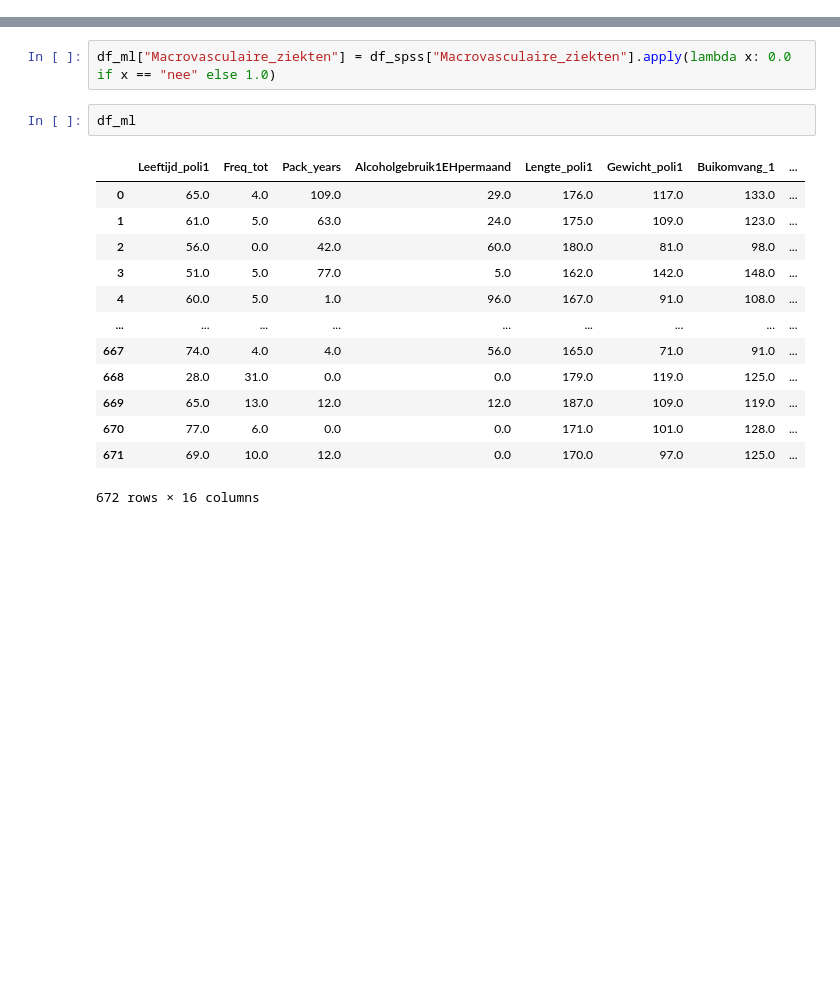
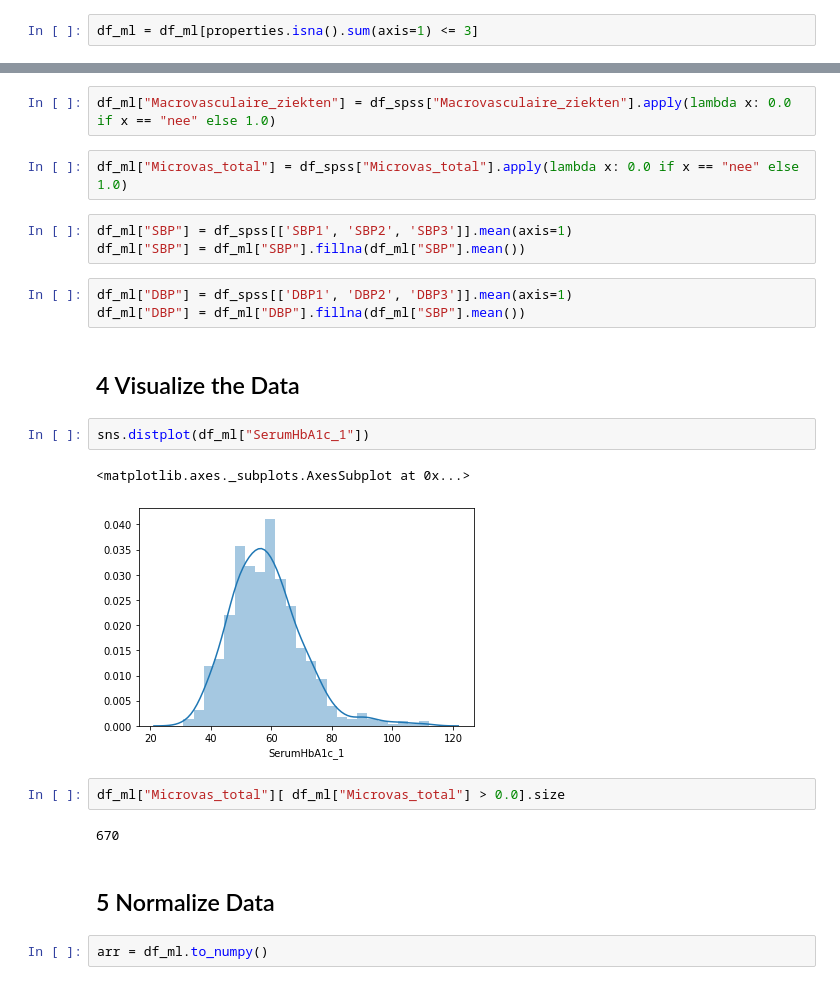
Before and after one commit to NLeSC/Dialect, a Jupyter notebook: workshop.ipynb, the cells around one changed output, grey strips where cells are left out. Saved outputs shown, nothing was run; the diff lists cells and outputs as text; blank space fills up the shorter version.

```diff
--- a/workshop.ipynb
+++ b/workshop.ipynb
@@ -98 +114,3 @@ df_ml = replace_with_mean_if_nan(df_spss, features)
+# %%
+df_ml = df_ml[properties.isna().sum(axis=1) <= 3]
 # %% [markdown]
@@ -105,19 +123,26 @@ df_ml["Gender"] = df_spss["Geslacht"].apply(lambda x: 0.0 if x == "man" else 1.0
 df_ml["Total_EH_Insulin"] = df_spss["dosA10AB"].fillna(0) + df_spss["dosA10AC"].fillna(0) + df_spss["dosA10AD"].fillna(0) + df_spss["dosA10AE"].fillna(0)
 # %%
 df_ml["Macrovasculaire_ziekten"] = df_spss["Macrovasculaire_ziekten"].apply(lambda x: 0.0 if x == "nee" else 1.0)
-# %%
-df_ml
-# %% [output]
-|  | Leeftijd_poli1 | Freq_tot | Pack_years | Alcoholgebruik1EHpermaand | Lengte_poli1 | Gewicht_poli1 | Buikomvang_1 | ... |
-| 0 | 65.0 | 4.0 | 109.0 | 29.0 | 176.0 | 117.0 | 133.0 | ... |
-| 1 | 61.0 | 5.0 | 63.0 | 24.0 | 175.0 | 109.0 | 123.0 | ... |
-| 2 | 56.0 | 0.0 | 42.0 | 60.0 | 180.0 | 81.0 | 98.0 | ... |
-| 3 | 51.0 | 5.0 | 77.0 | 5.0 | 162.0 | 142.0 | 148.0 | ... |
-| 4 | 60.0 | 5.0 | 1.0 | 96.0 | 167.0 | 91.0 | 108.0 | ... |
-| ... | ... | ... | ... | ... | ... | ... | ... | ... |
-| 667 | 74.0 | 4.0 | 4.0 | 56.0 | 165.0 | 71.0 | 91.0 | ... |
-| 668 | 28.0 | 31.0 | 0.0 | 0.0 | 179.0 | 119.0 | 125.0 | ... |
-| 669 | 65.0 | 13.0 | 12.0 | 12.0 | 187.0 | 109.0 | 119.0 | ... |
-| 670 | 77.0 | 6.0 | 0.0 | 0.0 | 171.0 | 101.0 | 128.0 | ... |
-| 671 | 69.0 | 10.0 | 12.0 | 0.0 | 170.0 | 97.0 | 125.0 | ... |
-672 rows × 16 columns
+# %%
+df_ml["Microvas_total"] = df_spss["Microvas_total"].apply(lambda x: 0.0 if x == "nee" else 1.0)
+# %%
+df_ml["SBP"] = df_spss[['SBP1', 'SBP2', 'SBP3']].mean(axis=1)
+df_ml["SBP"] = df_ml["SBP"].fillna(df_ml["SBP"].mean())
+# %%
+df_ml["DBP"] = df_spss[['DBP1', 'DBP2', 'DBP3']].mean(axis=1)
+df_ml["DBP"] = df_ml["DBP"].fillna(df_ml["SBP"].mean())
+# %% [markdown]
+## 4 Visualize the Data
+# %%
+sns.distplot(df_ml["SerumHbA1c_1"])
+# %% [output]
+<matplotlib.axes._subplots.AxesSubplot at 0x...>
+[figure, added]
+# %%
+df_ml["Microvas_total"][ df_ml["Microvas_total"] > 0.0].size
+# %% [output]
+670
+# %% [markdown]
+## 5 Normalize Data
+# %%
+arr = df_ml.to_numpy()
```
Also changed, not shown: parts of 10 cells of this notebook.
